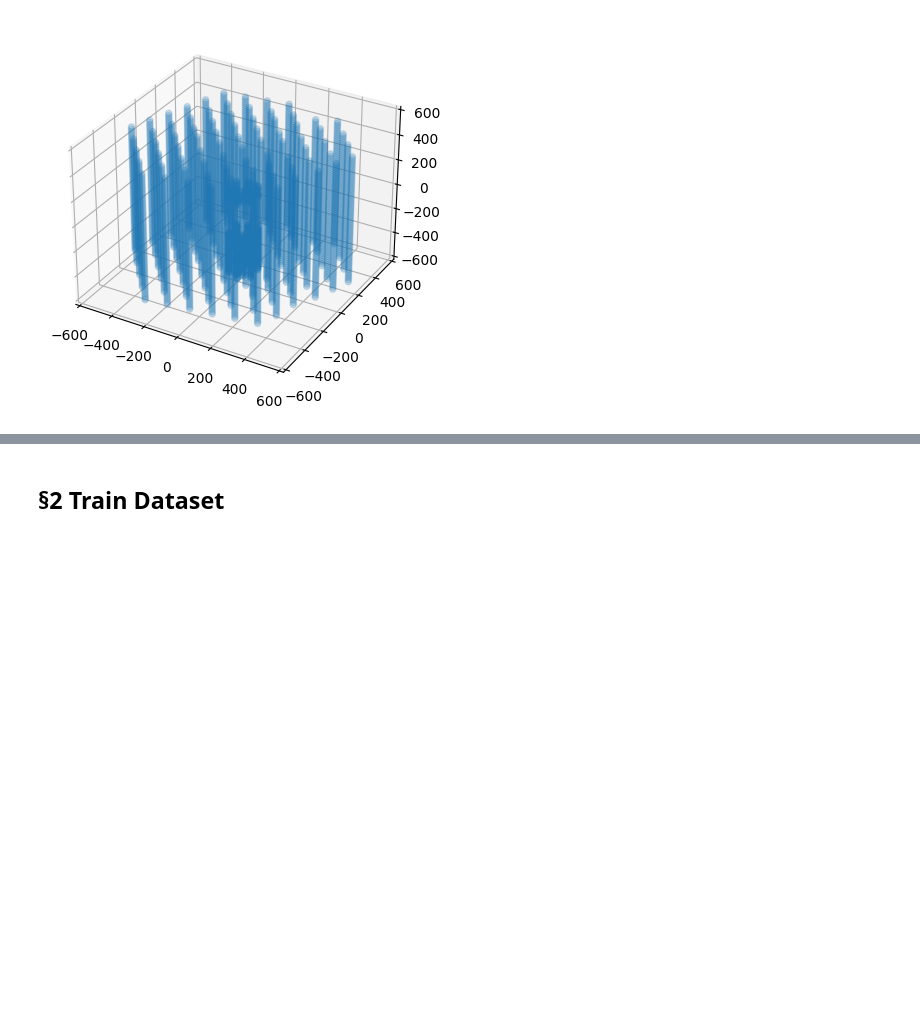
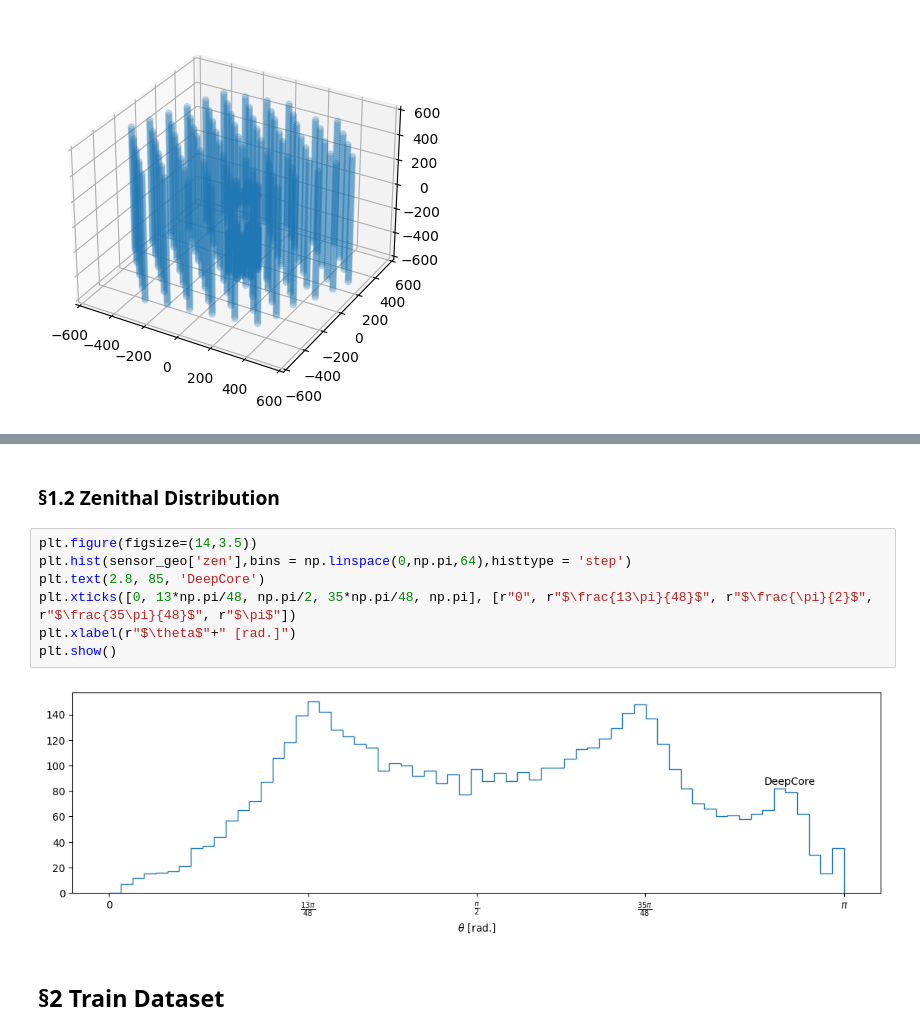
Before and after one commit to ChenLi2049/ISeeCube, a Jupyter notebook: visualize_dataset.ipynb, the cells around one changed output, grey strips where cells are left out. Saved outputs shown, nothing was run; the diff lists cells and outputs as text; blank space fills up the shorter version.

```diff
--- a/visualize_dataset.ipynb
+++ b/visualize_dataset.ipynb
@@ -43,3 +96,14 @@ shape:
+# %% [markdown]
+### §1.2 Zenithal Distribution
+# %%
+plt.figure(figsize=(14,3.5))
+plt.hist(sensor_geo['zen'],bins = np.linspace(0,np.pi,64),histtype = 'step')
+plt.text(2.8, 85, 'DeepCore')
+plt.xticks([0, 13*np.pi/48, np.pi/2, 35*np.pi/48, np.pi], [r"0", r"$\frac{13\pi}{48}$", r"$\frac{\pi}{2}$", r"$\frac{35\pi}{48}$", r"$\pi$"])
+plt.xlabel(r"$\theta$"+" [rad.]")
+plt.show()
+# %% [output]
+[figure, added]
 # %% [markdown]
 ## §2 Train Dataset
 # %% [markdown]
```
Also changed, not shown: parts of 4 cells of this notebook.
